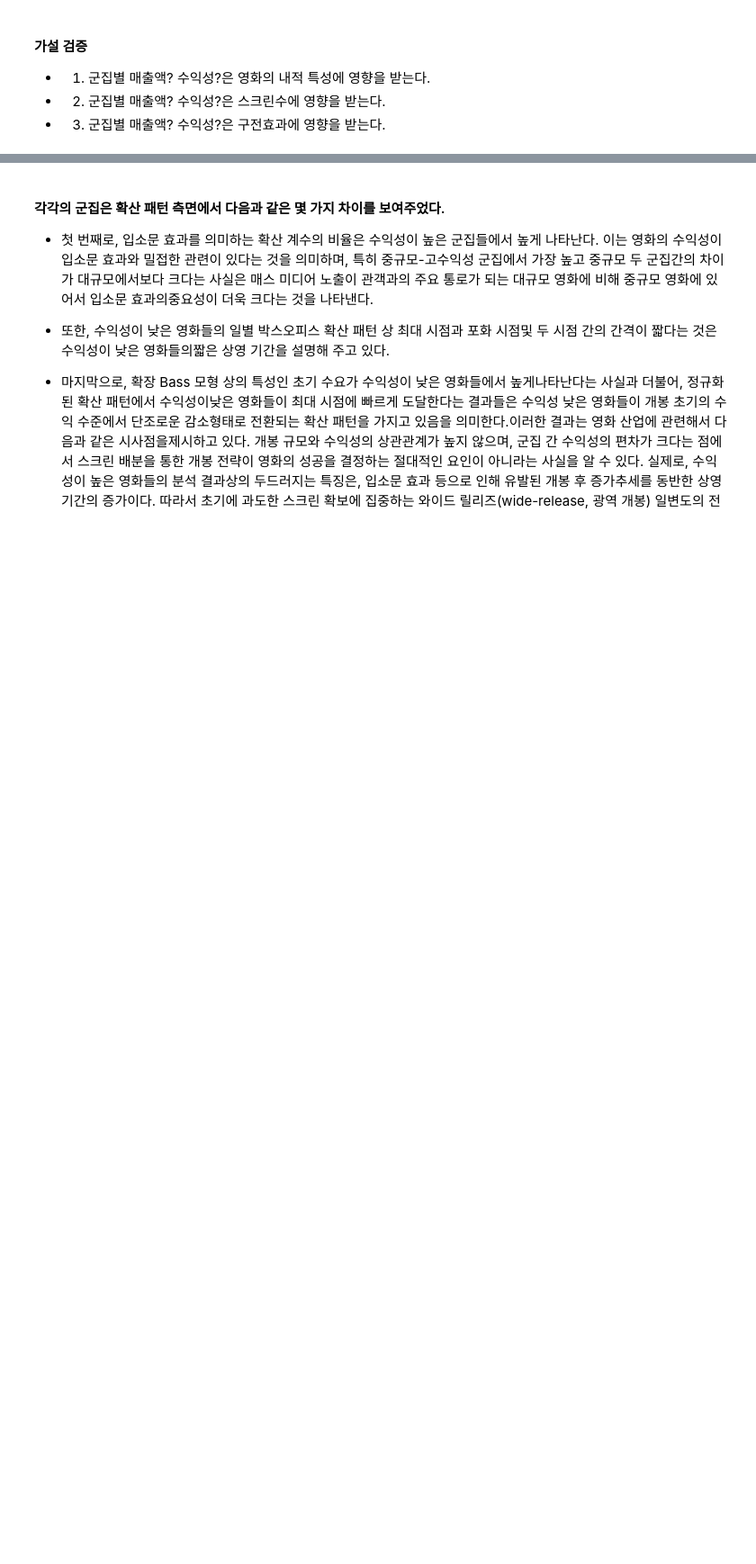
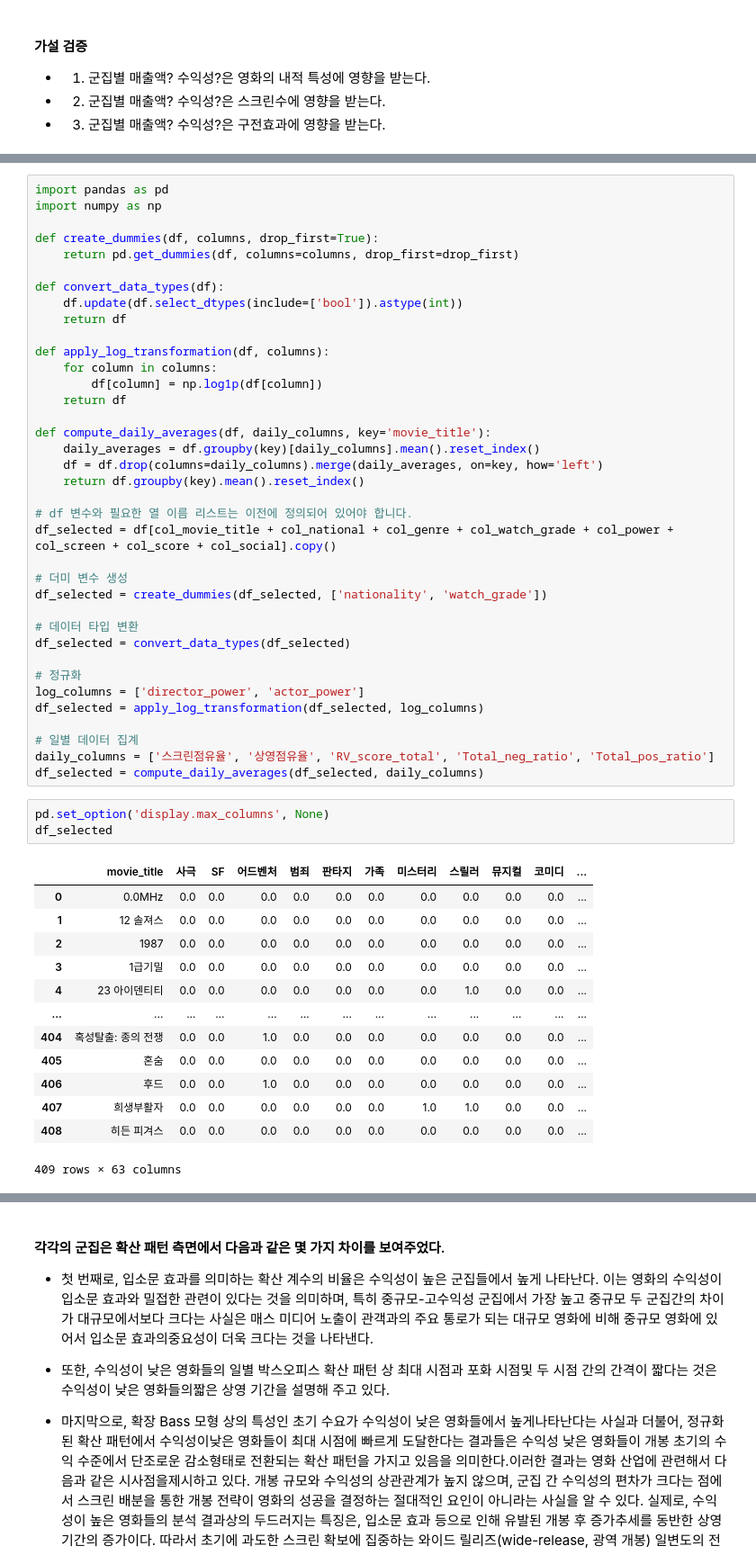
Before and after one commit to d0gyunkim/Big_analytics_project, a Jupyter notebook: 수익성_규모_분석.ipynb, the cells around one changed output, grey strips where cells are left out. Shown at 90% size. Drawn from its saved outputs; the diff is of its cells as text; blank space fills up the shorter version.

```diff
--- a/수익성_규모_분석.ipynb
+++ b/수익성_규모_분석.ipynb
@@ -271,0 +318,54 @@ df_규모_수익성_3
+# %%
+import pandas as pd
+import numpy as np
+
+def create_dummies(df, columns, drop_first=True):
+    return pd.get_dummies(df, columns=columns, drop_first=drop_first)
+
+def convert_data_types(df):
+    df.update(df.select_dtypes(include=['bool']).astype(int))
+    return df
+
+def apply_log_transformation(df, columns):
+    for column in columns:
+        df[column] = np.log1p(df[column])
+    return df
+
+def compute_daily_averages(df, daily_columns, key='movie_title'):
+    daily_averages = df.groupby(key)[daily_columns].mean().reset_index()
+    df = df.drop(columns=daily_columns).merge(daily_averages, on=key, how='left')
+    return df.groupby(key).mean().reset_index()
+
+# df 변수와 필요한 열 이름 리스트는 이전에 정의되어 있어야 합니다.
+df_selected = df[col_movie_title + col_national + col_genre + col_watch_grade + col_power + col_screen + col_score + col_social].copy()
+
+# 더미 변수 생성
+df_selected = create_dummies(df_selected, ['nationality', 'watch_grade'])
+
+# 데이터 타입 변환
+df_selected = convert_data_types(df_selected)
+
+# 정규화
+log_columns = ['director_power', 'actor_power']
+df_selected = apply_log_transformation(df_selected, log_columns)
+
+# 일별 데이터 집계
+daily_columns = ['스크린점유율', '상영점유율', 'RV_score_total', 'Total_neg_ratio', 'Total_pos_ratio']
+df_selected = compute_daily_averages(df_selected, daily_columns)
+# %%
+pd.set_option('display.max_columns', None)
+df_selected
+# %% [output]
+|  | movie_title | 사극 | SF | 어드벤처 | 범죄 | 판타지 | 가족 | 미스터리 | 스릴러 | 뮤지컬 | 코미디 | ... |
+| 0 | 0.0MHz | 0.0 | 0.0 | 0.0 | 0.0 | 0.0 | 0.0 | 0.0 | 0.0 | 0.0 | 0.0 | ... |
+| 1 | 12 솔져스 | 0.0 | 0.0 | 0.0 | 0.0 | 0.0 | 0.0 | 0.0 | 0.0 | 0.0 | 0.0 | ... |
+| 2 | 1987 | 0.0 | 0.0 | 0.0 | 0.0 | 0.0 | 0.0 | 0.0 | 0.0 | 0.0 | 0.0 | ... |
+| 3 | 1급기밀 | 0.0 | 0.0 | 0.0 | 0.0 | 0.0 | 0.0 | 0.0 | 0.0 | 0.0 | 0.0 | ... |
+| 4 | 23 아이덴티티 | 0.0 | 0.0 | 0.0 | 0.0 | 0.0 | 0.0 | 0.0 | 1.0 | 0.0 | 0.0 | ... |
+| ... | ... | ... | ... | ... | ... | ... | ... | ... | ... | ... | ... | ... |
+| 404 | 혹성탈출: 종의 전쟁 | 0.0 | 0.0 | 1.0 | 0.0 | 0.0 | 0.0 | 0.0 | 0.0 | 0.0 | 0.0 | ... |
+| 405 | 혼숨 | 0.0 | 0.0 | 0.0 | 0.0 | 0.0 | 0.0 | 0.0 | 0.0 | 0.0 | 0.0 | ... |
+| 406 | 후드 | 0.0 | 0.0 | 1.0 | 0.0 | 0.0 | 0.0 | 0.0 | 0.0 | 0.0 | 0.0 | ... |
+| 407 | 희생부활자 | 0.0 | 0.0 | 0.0 | 0.0 | 0.0 | 0.0 | 1.0 | 1.0 | 0.0 | 0.0 | ... |
+| 408 | 히든 피겨스 | 0.0 | 0.0 | 0.0 | 0.0 | 0.0 | 0.0 | 0.0 | 0.0 | 0.0 | 0.0 | ... |
+409 rows × 63 columns
```
Also changed, not shown: parts of 18 cells of this notebook, 1 other file.
